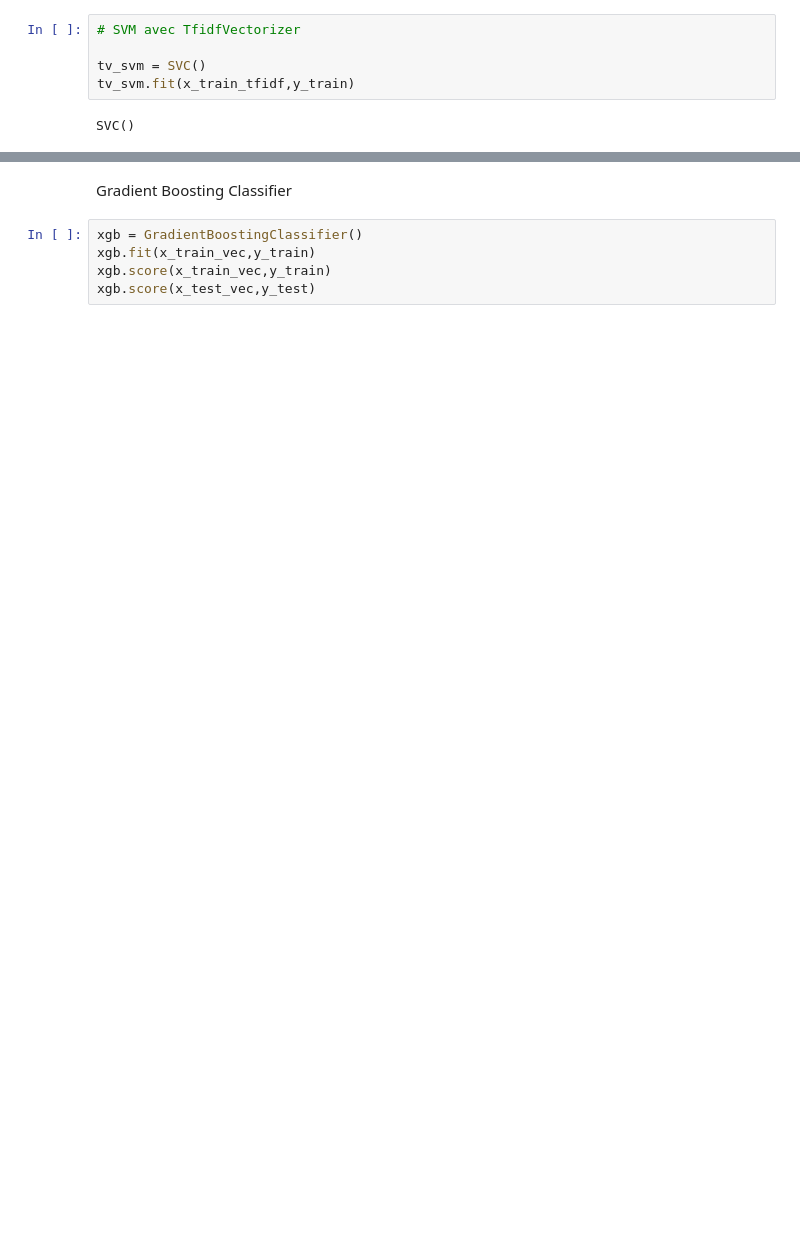
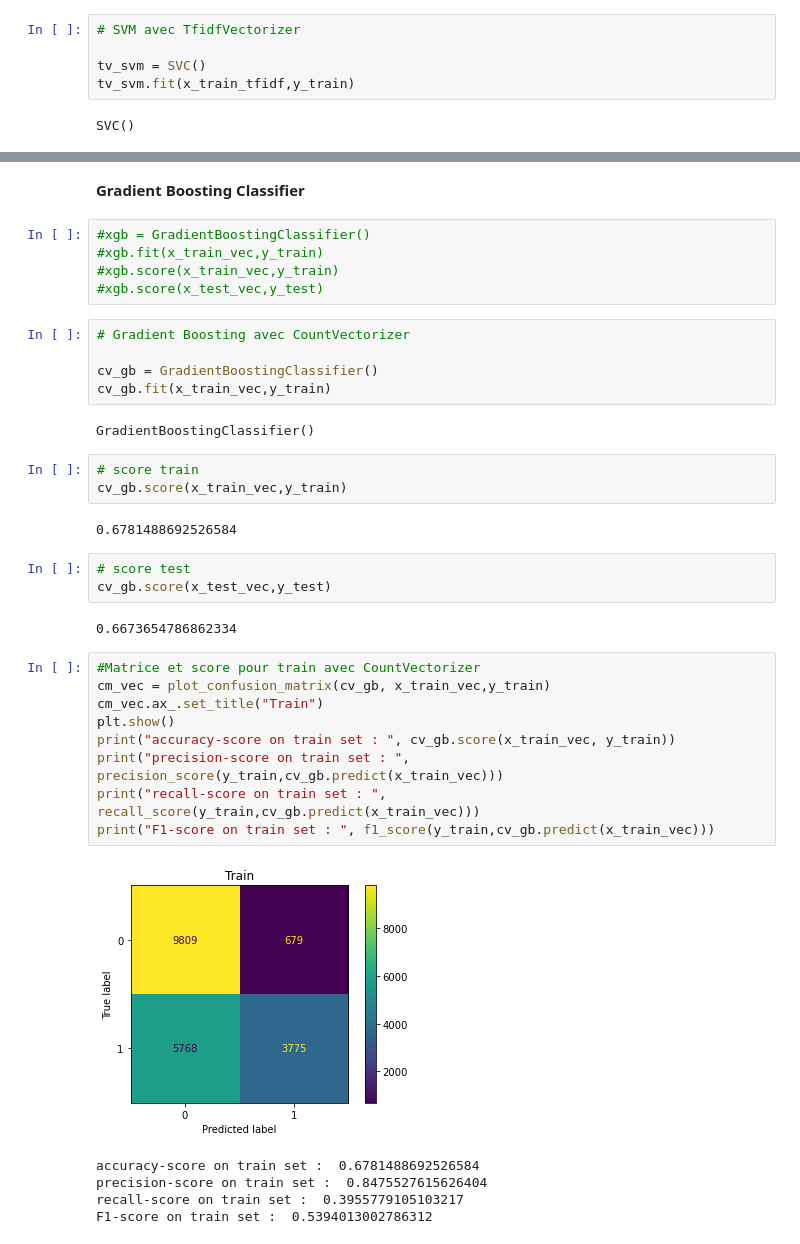
Before and after one commit to iandrorak/Jedha-Essentials, a Jupyter notebook: Sarcasm.ipynb, the cells around one changed output, grey strips where cells are left out. Drawn from its saved outputs; the diff is of its cells as text; blank space fills up the shorter version.

Commit message:
Gradient boost cleaned

```diff
--- a/Sarcasm.ipynb
+++ b/Sarcasm.ipynb
@@ -459,7 +456,39 @@ F1-score on test set :  0.7767960046100651
 # %% [markdown]
-Gradient Boosting Classifier
+**Gradient Boosting Classifier**
 # %%
-xgb = GradientBoostingClassifier()
-xgb.fit(x_train_vec,y_train)
-xgb.score(x_train_vec,y_train)
-xgb.score(x_test_vec,y_test)
+#xgb = GradientBoostingClassifier()
+#xgb.fit(x_train_vec,y_train)
+#xgb.score(x_train_vec,y_train)
+#xgb.score(x_test_vec,y_test)
+# %%
+# Gradient Boosting avec CountVectorizer
+
+cv_gb = GradientBoostingClassifier()
+cv_gb.fit(x_train_vec,y_train)
+# %% [output]
+GradientBoostingClassifier()
+# %%
+# score train
+cv_gb.score(x_train_vec,y_train)
+# %% [output]
+0.6781488692526584
+# %%
+# score test
+cv_gb.score(x_test_vec,y_test)
+# %% [output]
+0.6673654786862334
+# %%
+#Matrice et score pour train avec CountVectorizer
+cm_vec = plot_confusion_matrix(cv_gb, x_train_vec,y_train)
+cm_vec.ax_.set_title("Train")
+plt.show()
+print("accuracy-score on train set : ", cv_gb.score(x_train_vec, y_train))
+print("precision-score on train set : ", precision_score(y_train,cv_gb.predict(x_train_vec)))
+print("recall-score on train set : ", recall_score(y_train,cv_gb.predict(x_train_vec)))
+print("F1-score on train set : ", f1_score(y_train,cv_gb.predict(x_train_vec)))
+# %% [output]
+[figure, added]
+accuracy-score on train set :  0.6781488692526584
+precision-score on train set :  0.8475527615626404
+recall-score on train set :  0.3955779105103217
+F1-score on train set :  0.5394013002786312
```
Also changed, not shown: parts of 31 cells of this notebook.
